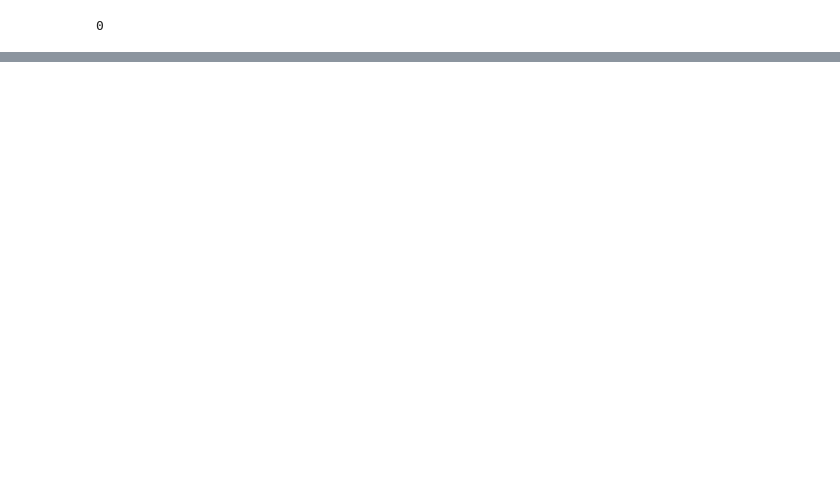
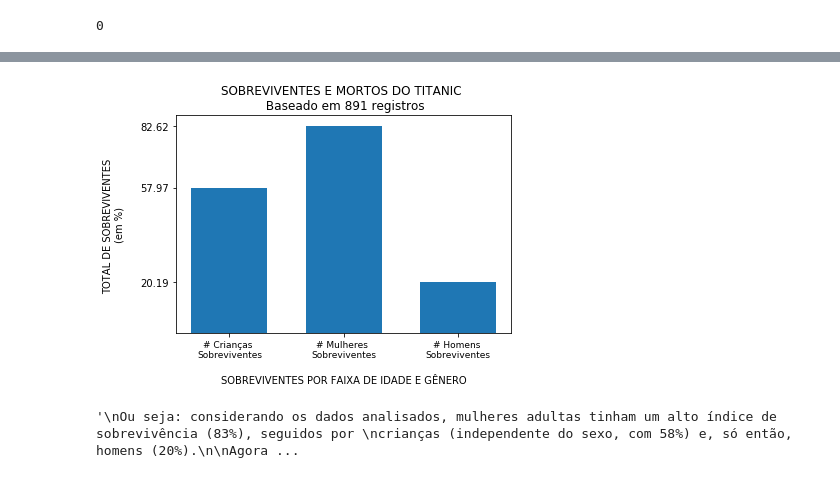
Before and after one commit to Anderson-hrz/ds1-udacity-projeto-02, a Jupyter notebook: projeto-02-analise-titanic.ipynb, the cells around one changed output, grey strips where cells are left out. Cells and saved outputs as stored; diff of their text form; code cells hidden in the pictures; blank space fills up the shorter version.

```diff
--- a/projeto-02-analise-titanic.ipynb
+++ b/projeto-02-analise-titanic.ipynb
@@ -158,0 +222,49 @@ Agora precisamos saber se a idade também influenciou no índice de resgate.
+# %%
+'''
+Como pudemos ver, o gênero das crianças não influenciou no salvamento. Dos registros obtidos, 52%
+dos meninos sobreviveram e 47% das meninas também sobreviveram - bem próximos na comparação.
+
+Agora temos a capacidade de comparar e visualizar a diferença de sobreviventes entre crianças (independente do sexo),
+mulheres e homens (considerando apenas adultos).
+'''
+
+# Recuperando o total de crianças, mulheres adultas e homens adultos
+total_children = ds_titanic.query('Age <= 12')['Age'].count()
+total_female = ds_titanic.query('Age > 12 and Sex == "female"')['Age'].count()
+total_male = ds_titanic.query('Age > 12 and Sex == "male"')['Age'].count()
+
+# Descobrindo o percentual de crianças, mulheres e homens que sobreviveram em relação ao total de cada grupo
+children_perc = total_children_survived / total_children * 100
+male_perc = total_female_survived / total_female * 100
+female_perc = total_male_survived / total_male * 100
+
+# Atribuindo os valores obtidos para utilização no gráfico
+total_people_values = [children_perc, male_perc, female_perc]
+
+# Definindo as legendas para cada item, além de seu posicionamento no gráfico
+people_labels = ['# Crianças \nSobreviventes', '# Mulheres \nSobreviventes', '# Homens \nSobreviventes']
+people_labels_pos = [0,3,6]
+
+# Desenhando o gráfico para visualizar os sobreviventes e mortos de cada gênero
+plt.bar(people_labels_pos, total_people_values, width=2)
+plt.xticks(people_labels_pos, people_labels, fontsize=9)
+plt.yticks(total_people_values)
+plt.xlabel('\nSOBREVIVENTES POR FAIXA DE IDADE E GÊNERO')
+plt.ylabel('TOTAL DE SOBREVIVENTES \n(em %)\n')
+plt.title('SOBREVIVENTES E MORTOS DO TITANIC \n Baseado em ' + str(total_male_survived +
+                                                                      total_male_died +
+                                                                      total_female_survived +
+                                                                      total_female_died) + ' registros')
+plt.show()
+# %% [output]
+[figure, added]
+# %%
+'''
+Ou seja: considerando os dados analisados, mulheres adultas tinham um alto índice de sobrevivência (83%), seguidos por
+crianças (independente do sexo, com 58%) e, só então, homens (20%).
+
+Agora vamos analisar se a classe do ticket influenciou no salvamento, já que as cabines mais caras poderiam estar em
+lugares melhores (mesmo que não tenhamos o local dessas cabines).
+'''
+# %% [output]
+'\nOu seja: considerando os dados analisados, mulheres adultas tinham um alto índice de sobrevivência (83%), seguidos por \ncrianças (independente do sexo, com 58%) e, só então, homens (20%).\n\nAgora ...
```
Also changed, not shown: parts of 5 cells of this notebook.
